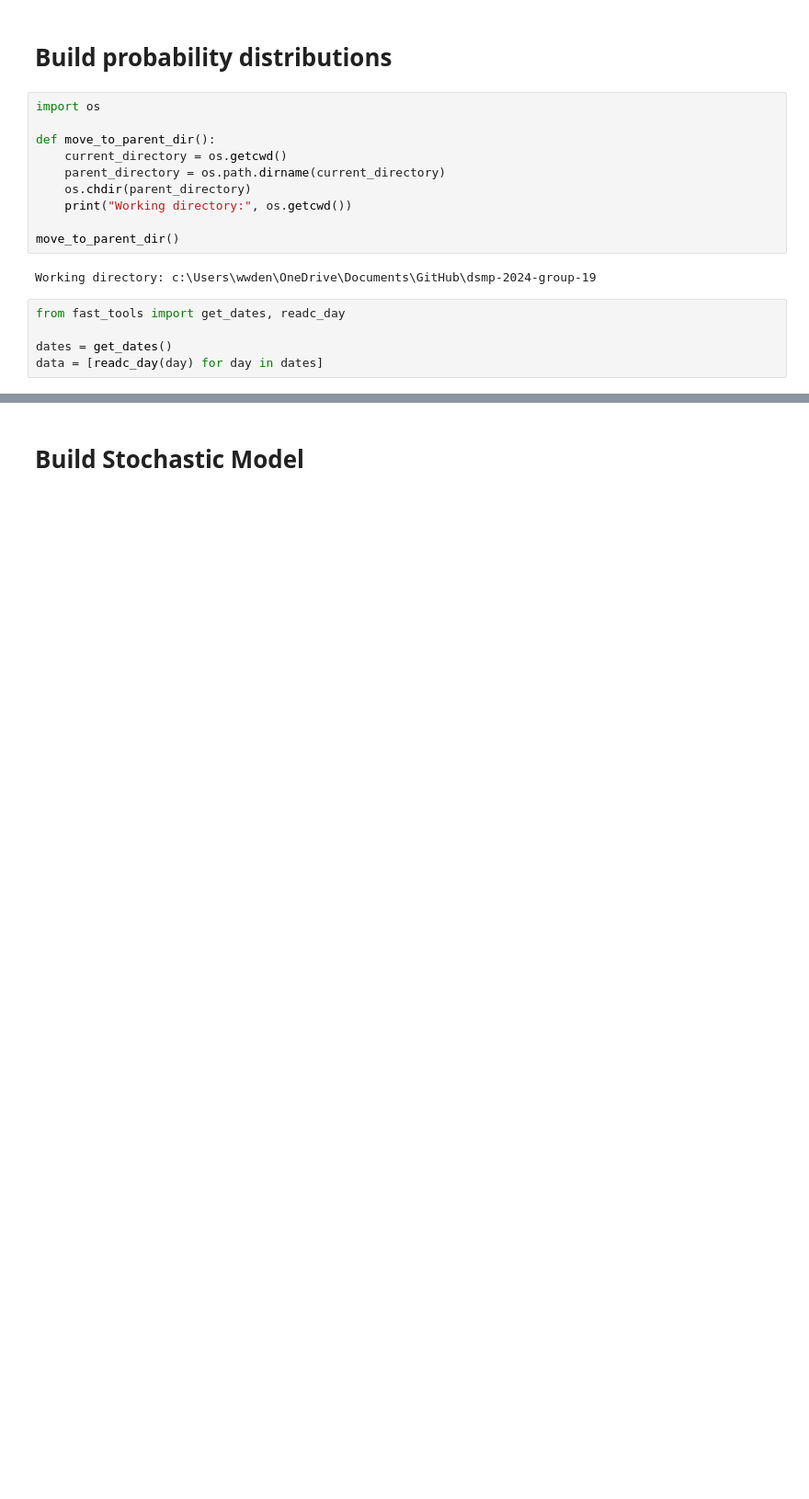
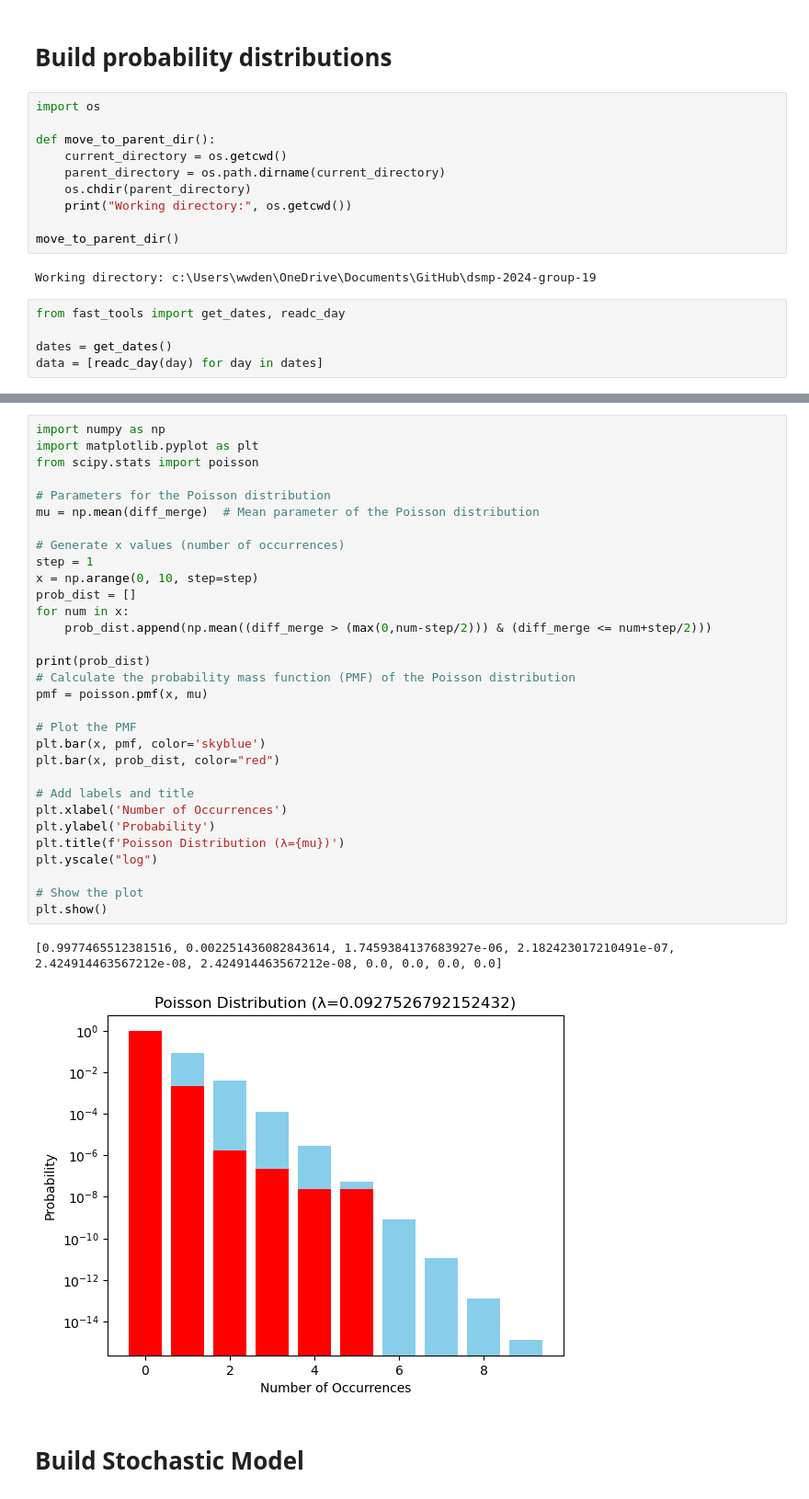
Before and after one commit to UoB-DSMP-2023-24/dsmp-2024-group-19, a Jupyter notebook: Stochastic/Simul1.ipynb, the cells around one changed output, grey strips where cells are left out. Shown: that part at 92% size. Cells and saved outputs as stored; diff of their text form; blank space fills up the shorter version.

```diff
--- a/Stochastic/Simul1.ipynb
+++ b/Stochastic/Simul1.ipynb
@@ -122,2 +141,36 @@ data = [readc_day(day) for day in dates]
+# %%
+import numpy as np
+import matplotlib.pyplot as plt
+from scipy.stats import poisson
+
+# Parameters for the Poisson distribution
+mu = np.mean(diff_merge)  # Mean parameter of the Poisson distribution
+
+# Generate x values (number of occurrences)
+step = 1
+x = np.arange(0, 10, step=step)
+prob_dist = []
+for num in x:
+    prob_dist.append(np.mean((diff_merge > (max(0,num-step/2))) & (diff_merge <= num+step/2)))
+
+print(prob_dist)
+# Calculate the probability mass function (PMF) of the Poisson distribution
+pmf = poisson.pmf(x, mu)
+
+# Plot the PMF
+plt.bar(x, pmf, color='skyblue')
+plt.bar(x, prob_dist, color="red")
+
+# Add labels and title
+plt.xlabel('Number of Occurrences')
+plt.ylabel('Probability')
+plt.title(f'Poisson Distribution (λ={mu})')
+plt.yscale("log")
+
+# Show the plot
+plt.show()
+# %% [output]
+[0.9977465512381516, 0.002251436082843614, 1.7459384137683927e-06, 2.182423017210491e-07, 2.424914463567212e-08, 2.424914463567212e-08, 0.0, 0.0, 0.0, 0.0]
+[figure, added]
 # %% [markdown]
 # Build Stochastic Model
```
Also changed, not shown: parts of 5 cells of this notebook.
